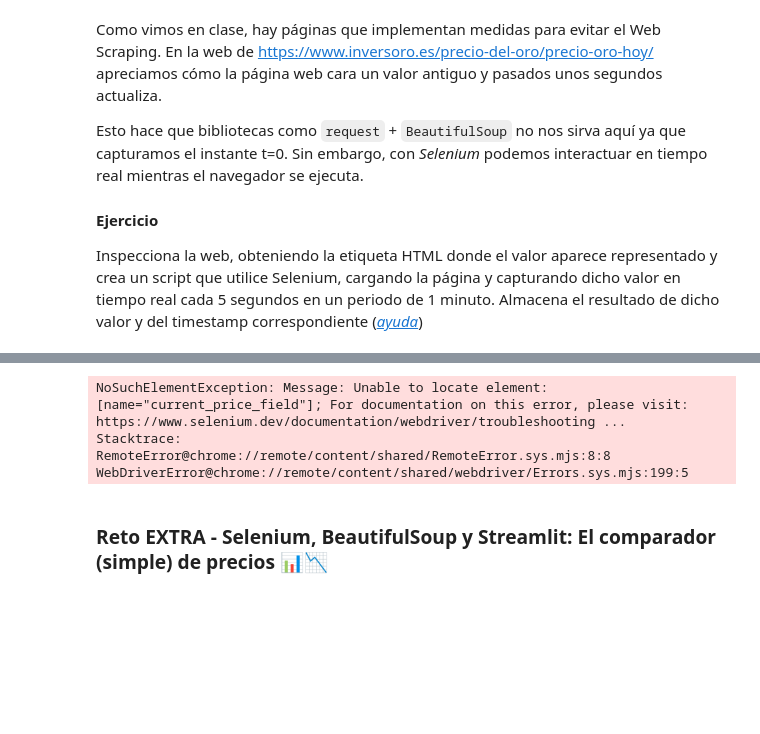
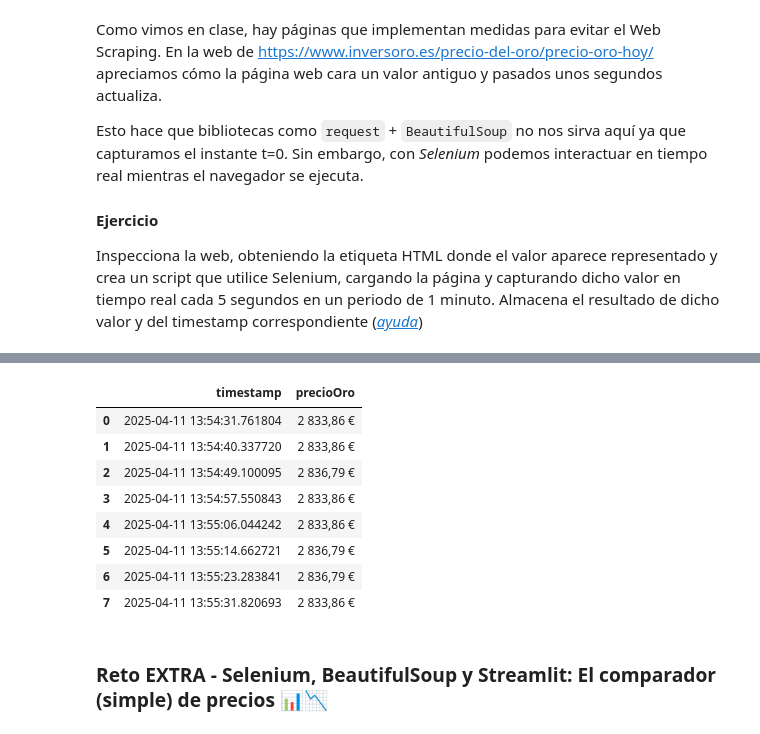
Before and after one commit to danielherraiz/PC2, a Jupyter notebook: Alumnos - Consolidación-WebScraping-Streamlit(1).ipynb, the cells around one changed output, grey strips where cells are left out. Drawn from its saved outputs; the diff is of its cells as text; code cells hidden in the pictures; blank space fills up the shorter version.

```diff
--- a/Alumnos - Consolidación-WebScraping-Streamlit(1).ipynb
+++ b/Alumnos - Consolidación-WebScraping-Streamlit(1).ipynb
@@ -100,16 +142,24 @@ print(precioOro.text)
 # %%
 entryList = []
 start_time = datetime.datetime.now().timestamp()
 while datetime.datetime.now().timestamp() - start_time < 60:
+    driver = webdriver.Firefox(service=service, options=options)
+    driver.get("https://www.inversoro.es/precio-del-oro/precio-oro-hoy/")
+    time.sleep(2.5)
     precio_oro = driver.find_element(By.NAME, "current_price_field").text
     timestamp = datetime.datetime.now()
     entryList.append({"timestamp": timestamp, "precioOro": precio_oro})
-    #driver.refresh()
-    time.sleep(5)
+   # driver.refresh()
+    driver.close()
 goldPriceDF = pd.DataFrame(entryList)
 goldPriceDF
 # %% [output]
-NoSuchElementException: Message: Unable to locate element: [name="current_price_field"]; For documentation on this error, please visit: https://www.selenium.dev/documentation/webdriver/troubleshooting ...
-Stacktrace:
-RemoteError@chrome://remote/content/shared/RemoteError.sys.mjs:8:8
-WebDriverError@chrome://remote/content/shared/webdriver/Errors.sys.mjs:199:5
+|  | timestamp | precioOro |
+| 0 | 2025-04-11 13:54:31.761804 | 2 833,86 € |
+| 1 | 2025-04-11 13:54:40.337720 | 2 833,86 € |
+| 2 | 2025-04-11 13:54:49.100095 | 2 836,79 € |
+| 3 | 2025-04-11 13:54:57.550843 | 2 833,86 € |
+| 4 | 2025-04-11 13:55:06.044242 | 2 833,86 € |
+| 5 | 2025-04-11 13:55:14.662721 | 2 836,79 € |
+| 6 | 2025-04-11 13:55:23.283841 | 2 836,79 € |
+| 7 | 2025-04-11 13:55:31.820693 | 2 833,86 € |
```
Also changed, not shown: parts of 23 cells of this notebook, 4 other files.
